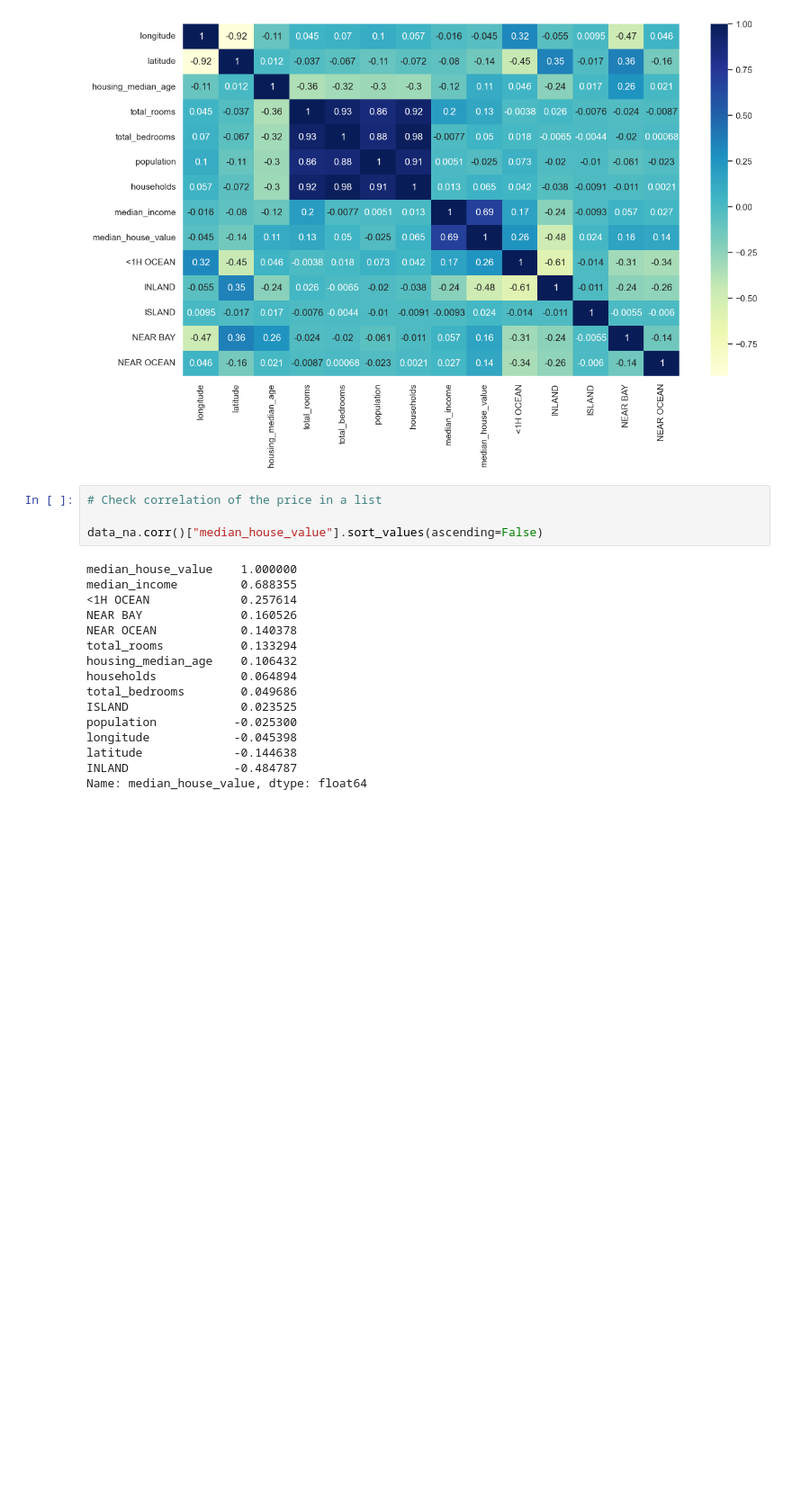
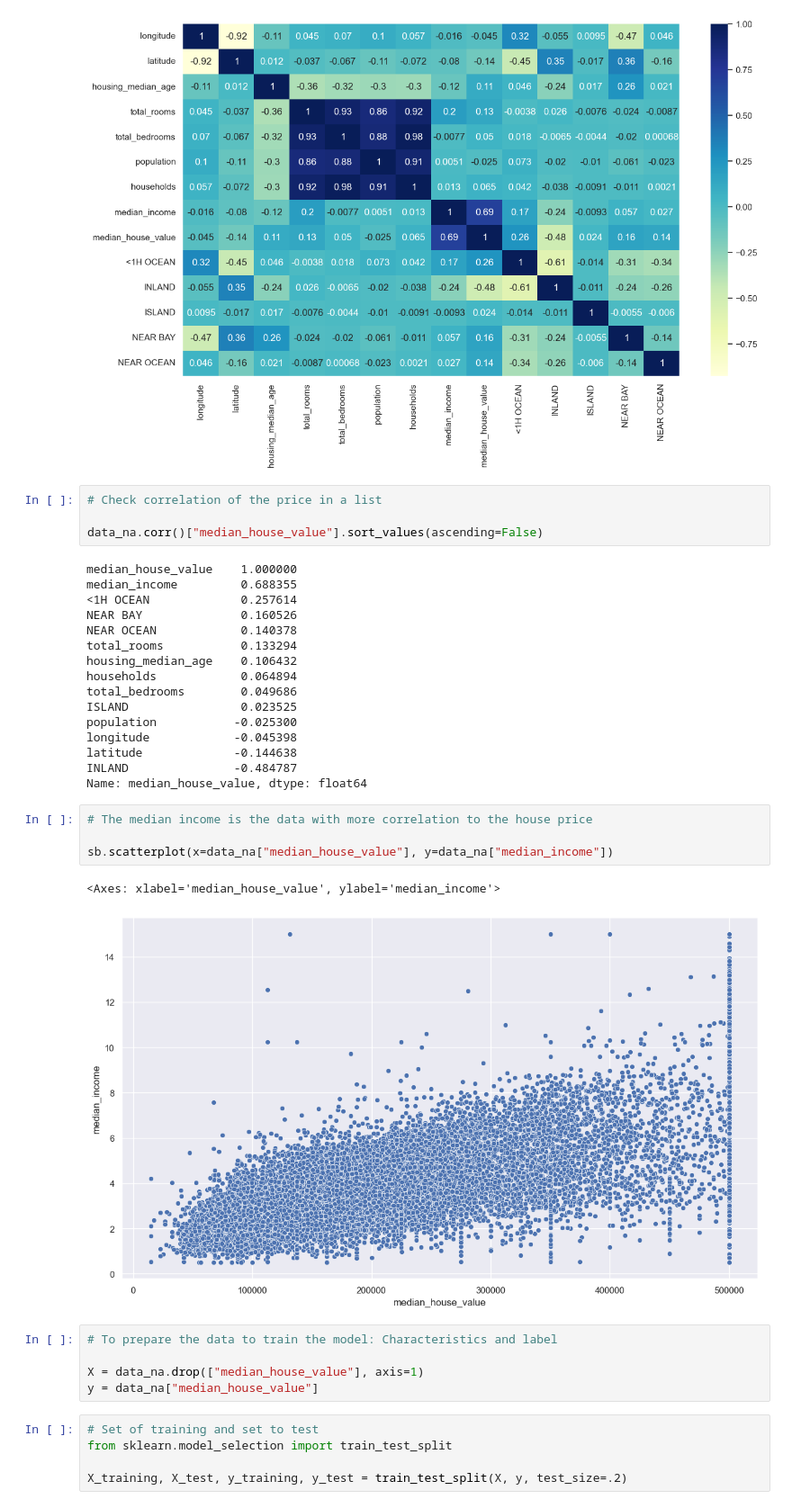
Before and after one commit to damacri86/Linear-regression, a Jupyter notebook: linear_regression_houses.ipynb, the cells around one changed output. Shown at 90% size. Saved outputs shown, nothing was run; the diff lists cells and outputs as text; blank space fills up the shorter version.

```diff
--- a/linear_regression_houses.ipynb
+++ b/linear_regression_houses.ipynb
@@ -186,3 +186,20 @@ longitude            -0.045398
 latitude             -0.144638
 INLAND               -0.484787
 Name: median_house_value, dtype: float64
+# %%
+# The median income is the data with more correlation to the house price
+
+sb.scatterplot(x=data_na["median_house_value"], y=data_na["median_income"])
+# %% [output]
+<Axes: xlabel='median_house_value', ylabel='median_income'>
+[figure, added]
+# %%
+# To prepare the data to train the model: Characteristics and label
+
+X = data_na.drop(["median_house_value"], axis=1)
+y = data_na["median_house_value"]
+# %%
+# Set of training and set to test
+from sklearn.model_selection import train_test_split
+
+X_training, X_test, y_training, y_test = train_test_split(X, y, test_size=.2)
```
Also changed, not shown: parts of 4 cells of this notebook.
